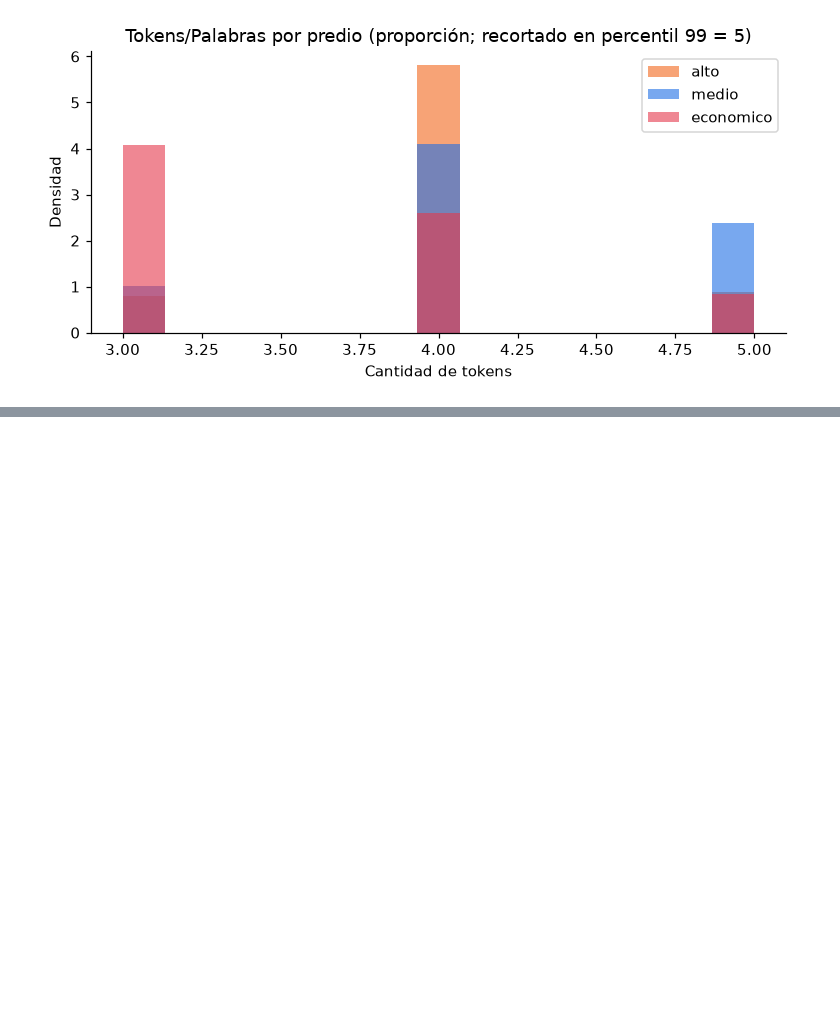
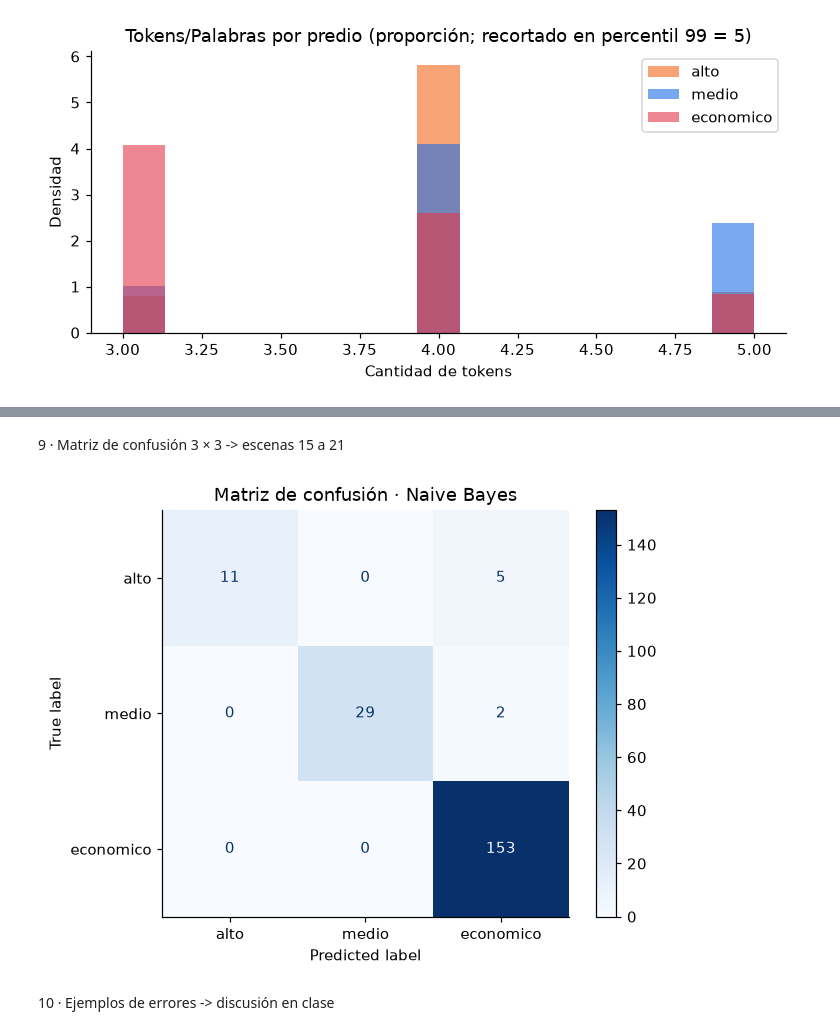
Before and after one commit to S-lopez14/ML_202604_Santiago_Lopez_F, a Jupyter notebook: src/sincronicas/Semana_3SINC.ipynb, the cells around one changed output, grey strips where cells are left out. Drawn from its saved outputs; the diff is of its cells as text; code cells hidden in the pictures; blank space fills up the shorter version.

```diff
--- a/src/sincronicas/Semana_3SINC.ipynb
+++ b/src/sincronicas/Semana_3SINC.ipynb
@@ -415,0 +462,14 @@ plt.show()
+# %%
+# Instanciamos el clasificador usando las columnas que ya preparamos
+nb = ClasificadorTexto(
+    modelo=MultinomialNB(),
+    columna_texto="text",
+    columna_objetivo="etiqueta"
+)
+
+# Ejecutamos el pipeline de entrenamiento y evaluación sobre tu dataset
+r_nb = nb.ejecutar(df)
+
+# Mostramos las métricas de rendimiento (Precisión, Recall, F1, etc.) por clase
+print("Métricas de evaluación por clase:")
+print(r_nb["metricas"]["por_clase"].round(4))
@@ -415,0 +542,29 @@ plt.show()
+# %% [markdown]
+9 · Matriz de confusión 3 × 3 -> escenas 15 a 21
+# %%
+import matplotlib.pyplot as plt
+from sklearn.metrics import ConfusionMatrixDisplay
+from IPython.display import Image, display
+
+# Generar la matriz usando los resultados de tu clase ClasificadorTexto
+ConfusionMatrixDisplay.from_predictions(
+    nb.y_test,
+    r_nb["predicciones"],
+    labels=CLASES,
+    cmap="Blues",
+    values_format=",d"
+)
+
+plt.title("Matriz de confusión · Naive Bayes")
+
+# Guardar y renderizar como imagen estática
+ruta_matriz = "matriz_confusion_nb.png"
+plt.savefig(ruta_matriz, bbox_inches="tight")
+plt.close() # Libera la memoria
+
+# Mostrar en el notebook
+display(Image(filename=ruta_matriz))
+# %% [output]
+[figure, added]
+# %% [markdown]
+10 · Ejemplos de errores -> discusión en clase
```
Also changed, not shown: parts of 16 cells of this notebook, 8 other files.
